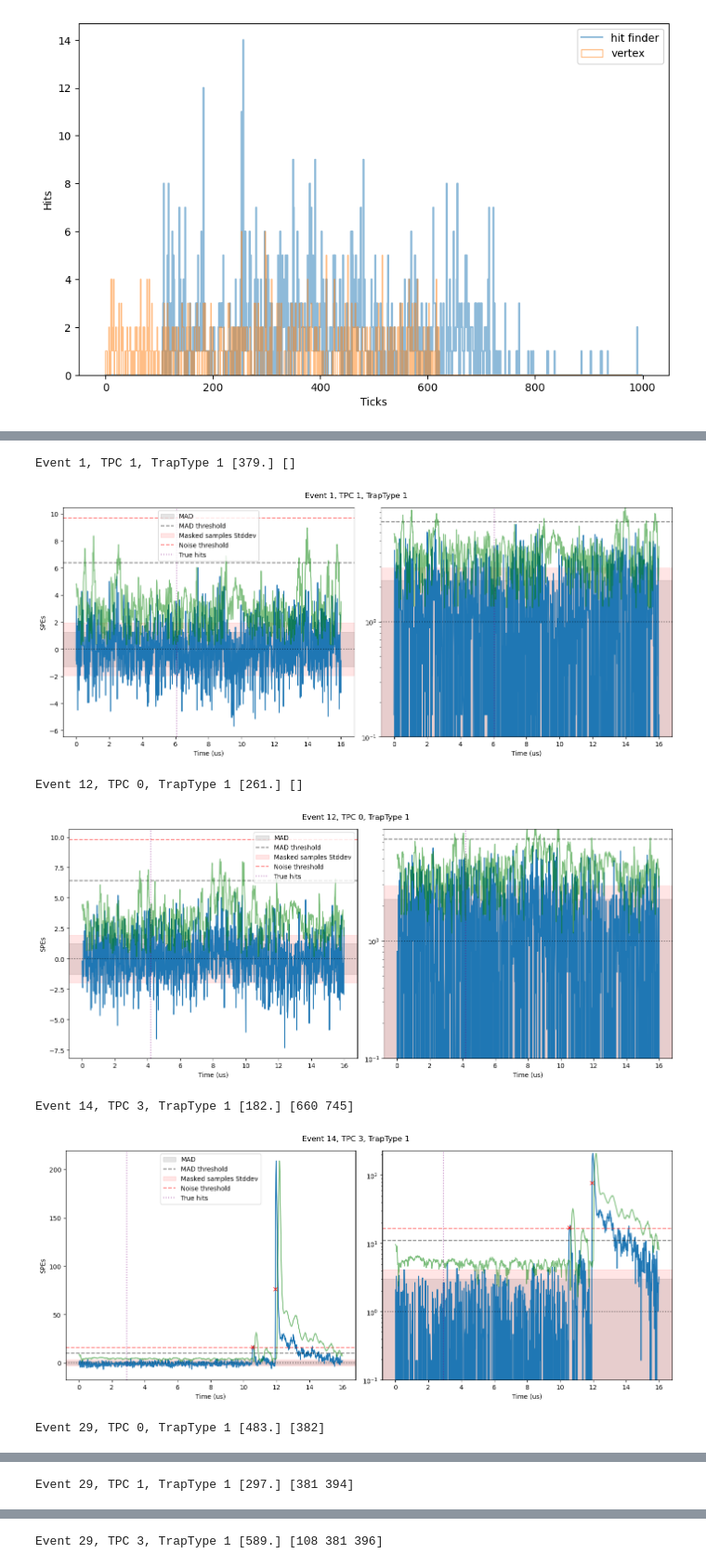
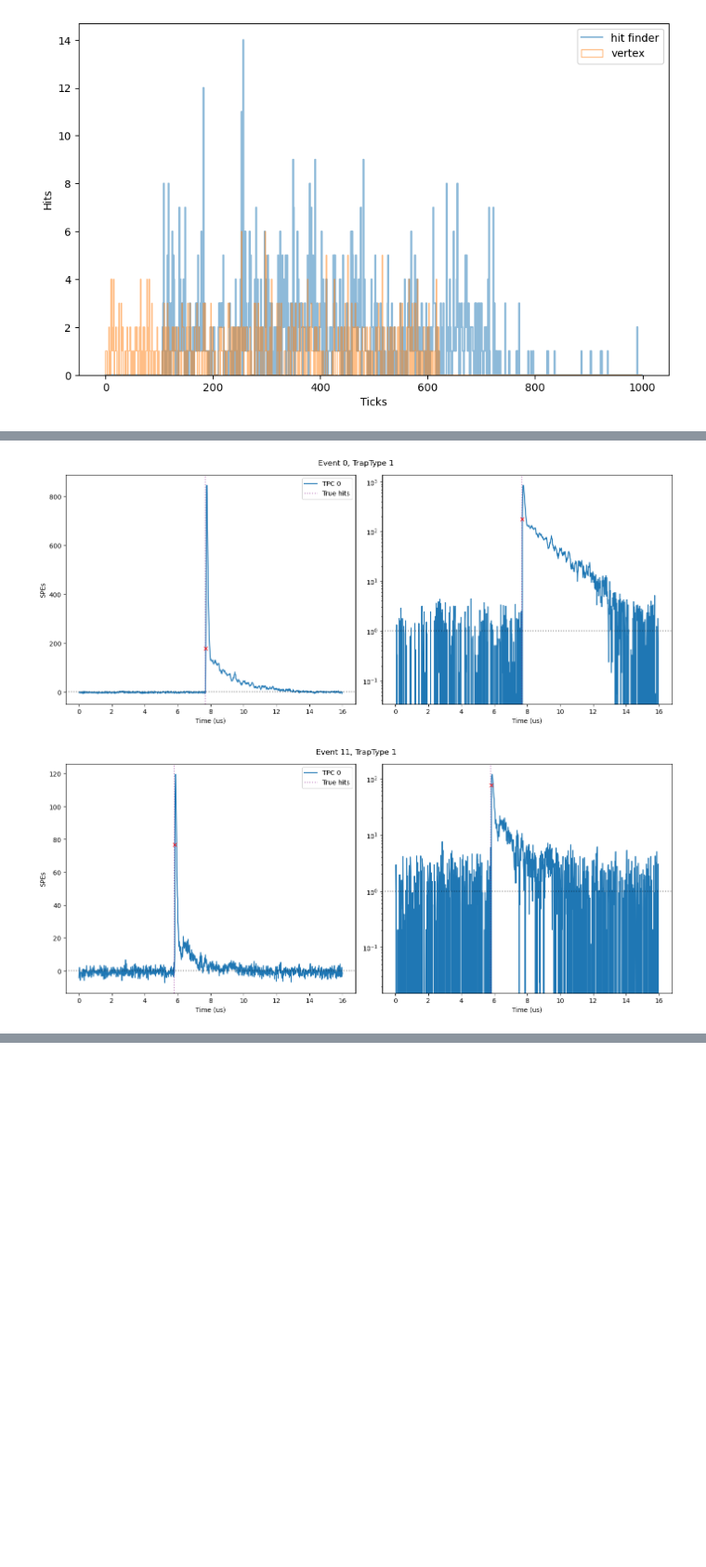
Before and after one commit to jvmead/lrs_sanity_check, a Jupyter notebook: wvfm_plotting.ipynb, the cells around one changed output, grey strips where cells are left out. Shown at 93% size. Cells and saved outputs as stored; diff of their text form; code cells hidden in the pictures; blank space fills up the shorter version.

Commit message:
mc_truth/interaction based true hits, segments based approach wip

```diff
--- a/wvfm_plotting.ipynb
+++ b/wvfm_plotting.ipynb
@@ -210,38 +284,49 @@ plot_waveform(wvfm, time_bins, height, mad, 5.0, dynamic_threshold, hit_where, n
 # %%
-# loop over true_hits_tpc, grouped per event and tpc and save the vertices
+for i_evt_lrs in light_wvfm_ref[:10]:
 
-# max event_id
-max_event_id = int(true_hits['event_id'].max())
+    wvfms = []
+    hits_where = []
+    true_hits_where = []
 
-for i_evt_lrs in range(0, max_event_id):
+    # find the corresponding spill_id for light wvfm ref = i_evt_lrs
+    #print(f'light wvfm ref {i_evt_lrs}')
+    index = np.where(light_wvfm_ref==i_evt_lrs)[0][0]
+    #print(index)
+    spill_id_lwr = spill_id[index]
+    true_hits_evt = true_hits[(true_hits['event_id'] == spill_id_lwr) & (true_hits['tpc_num'] > -1)]
+    if len(true_hits_evt) == 0:
+        continue
+
     for i_tpc in range(0, 4):
-        true_hits_evt = true_hits[(true_hits['tpc_num'] == i_tpc) & (true_hits['event_id'] == i_evt_lrs)]
-        true_hits_idx = true_hits_evt['start_time_idx'].values
+        #print(f'Event {i_evt_lrs} has spill_id {spill_id_lwr}')
+        true_hits_tpc = true_hits[(true_hits['tpc_num'] == i_tpc) & (true_hits['event_id'] == spill_id_lwr)]
+        #true_hits_tpc = true_hits[(true_hits['event_id'] == spill_id_lwr)]
+        true_hits_idx = true_hits_tpc['start_time_idx'].values + 100
         if len(true_hits_idx) == 0:
             continue
 
         i_mask = 2*i_tpc + 1 # 2 * TPC + TrapType
         wvfm = summed_wvfms[i_evt_lrs,i_mask]
         median = np.median(wvfm)
         mad = np.median(np.abs(wvfm - median))
         mad_threshold = 5*mad
         wvfm_rolled = np.roll(wvfm, n_bins_rolled)
         rolling_average = uniform_filter1d(wvfm_rolled, size=n_bins_rolled)
         sqrt_rolling_average = np.sqrt(np.abs(rolling_average) * pe_weight**2)
         dynamic_threshold = rolling_average + n_sqrt_rt_factor*sqrt_rolling_average
         height = heights[i_evt_lrs,i_mask]
 
         hit = hits[i_evt_lrs,i_mask]
         hit_where = np.where(hit)[0]
 
-        print(f'Event {i_evt_lrs}, TPC {i_tpc}, TrapType {i_mask % 2}', true_hits_idx, hit_where)
+        wvfms.append(wvfm)
+        hits_where.append(hit_where)
+        true_hits_where.append(true_hits_idx)
 
-        plot_waveform(wvfm, time_bins, height, mad, 5.0, dynamic_threshold, hit_where, n_noise_factor, i_evt_lrs, i_mask, true_hits_idx)
+    #print(hits_where)
+    #print(true_hits_where)
+
+    plot_all_tpc_waveform(wvfms, time_bins, hits_where, i_evt_lrs, i_mask, true_hits_where)
 # %% [output]
-Event 1, TPC 1, TrapType 1 [379.] []
-[figure, old version]
+[figure, new version]
-Event 12, TPC 0, TrapType 1 [261.] []
-[figure, old version]
+[figure, new version]
-Event 14, TPC 3, TrapType 1 [182.] [660 745]
-[figure, removed]
-Event 29, TPC 0, TrapType 1 [483.] [382]
@@ -249 +332,0 @@ Event 29, TPC 0, TrapType 1 [483.] [382]
-Event 29, TPC 1, TrapType 1 [297.] [381 394]
@@ -251 +332,0 @@ Event 29, TPC 1, TrapType 1 [297.] [381 394]
-Event 29, TPC 3, TrapType 1 [589.] [108 381 396]
```
Also changed, not shown: parts of 6 cells of this notebook, 1 other file.
